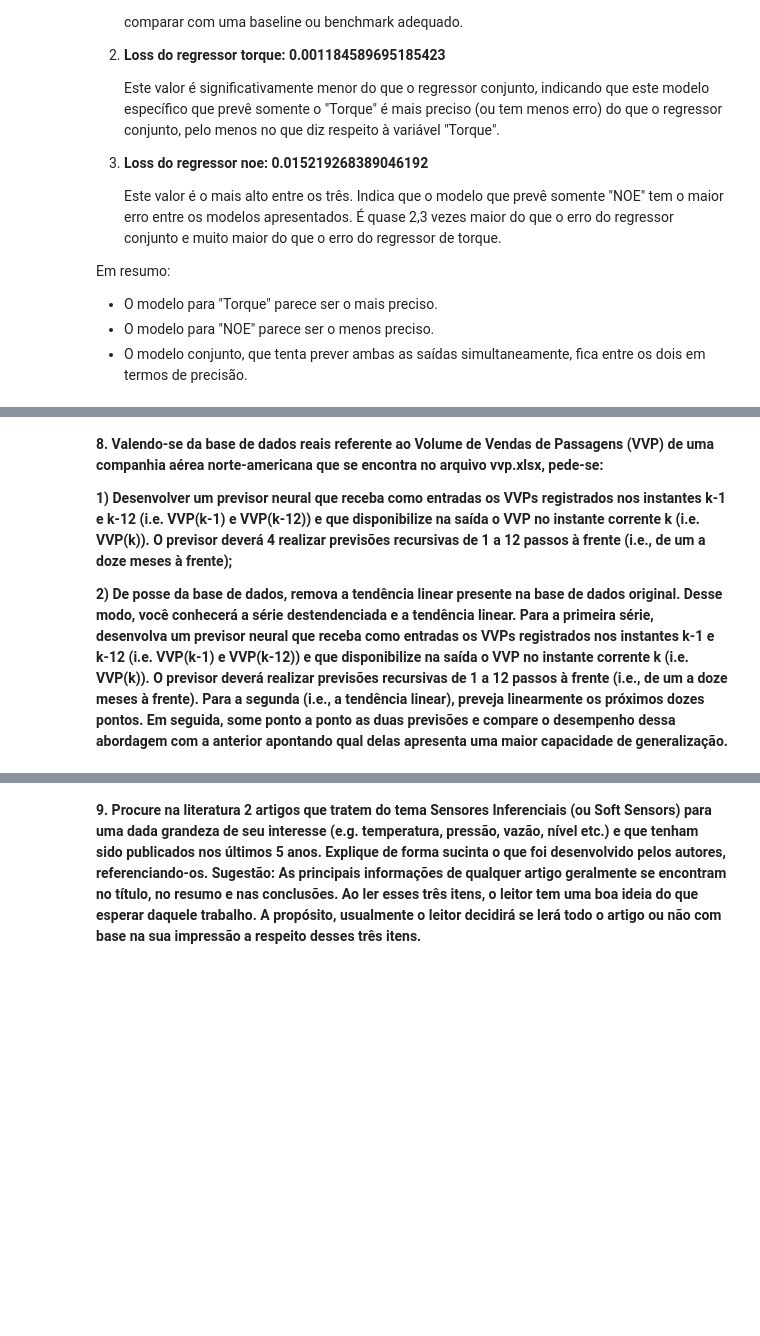
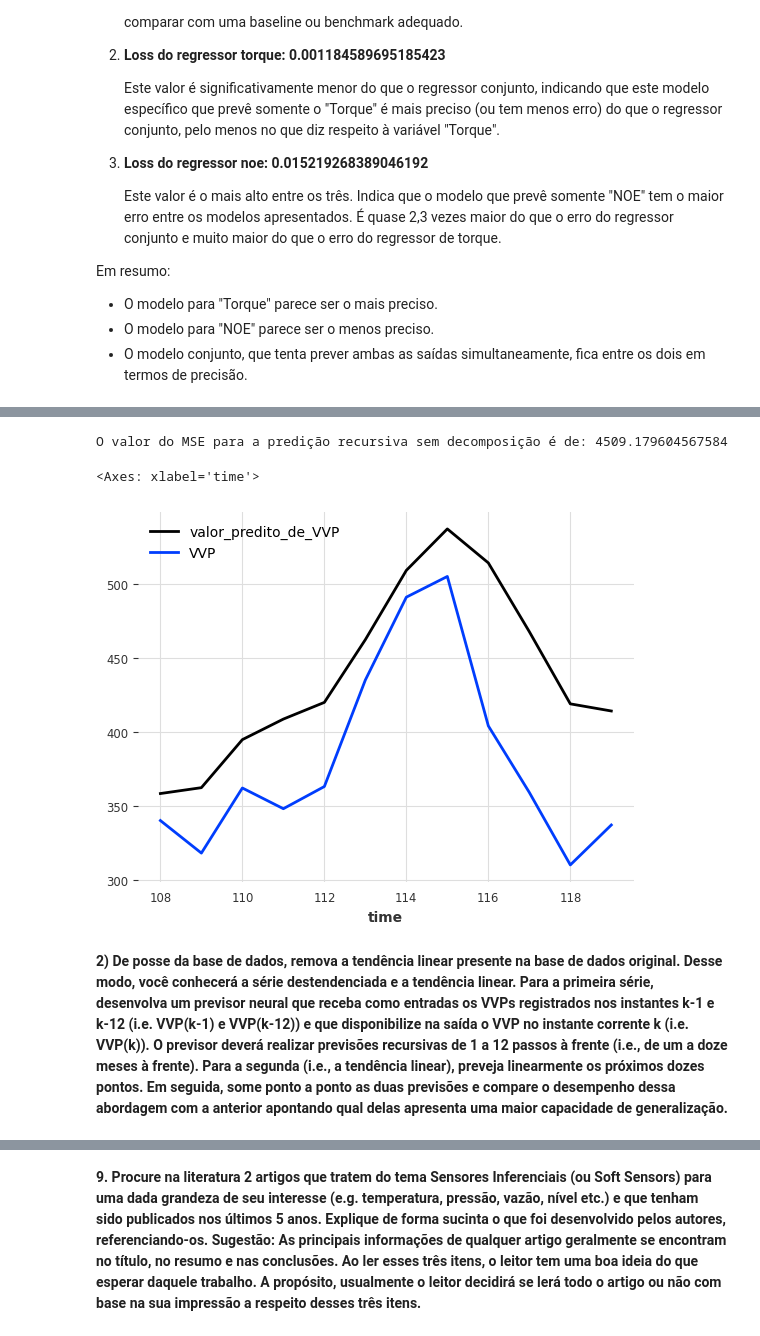
Before and after one commit to alexandrefortes/redes-neurais, a Jupyter notebook: Agnaldo/Trabalho Final - Redes Neurais e Aprendizado Profundo.ipynb, the cells around one changed output, grey strips where cells are left out. Saved outputs shown, nothing was run; the diff lists cells and outputs as text; code cells hidden in the pictures; blank space fills up the shorter version.

```diff
--- a/Agnaldo/Trabalho Final - Redes Neurais e Aprendizado Profundo.ipynb
+++ b/Agnaldo/Trabalho Final - Redes Neurais e Aprendizado Profundo.ipynb
@@ -632,6 +658,53 @@ Em resumo:
+# %%
+import pandas as pd
+import numpy as np
+import matplotlib.pyplot as plt
+from sklearn.linear_model import LinearRegression
+from sklearn.neural_network import MLPRegressor
+from sklearn.model_selection import train_test_split
+from sklearn.metrics import mean_squared_error
+from darts import TimeSeries
+from darts.models import RegressionModel
+
+df = pd.read_excel('vvp.xlsx')
+
+# Transpondo os dados da planilha, renomeando as colunas das variáveis de interesse, tratando tipo das colunas
+df = (
+    df[:1]
+    .drop(columns=['Unnamed: 0','Unnamed: 1','Meses'],axis=1)
+    .T
+    .reset_index()
+    .rename(columns={'index':'Meses', 0: 'VVP'})
+    .astype({'VVP':np.float64})
+    .assign(Meses = pd.date_range(start='1/1/1949', periods= 120, freq='M'))
+    )
+
+# Formatando as datas com apenas mês ano
+df['Meses'] = df.Meses.dt.to_period('M')
+
+# Create a TimeSeries, specifying the time and value columns
+series = TimeSeries.from_series(df.VVP)
+
+# Set aside the last 12 months as a validation series
+train, val = series[:-12], series[-12:]
+model = RegressionModel(
+    model = MLPRegressor(random_state=1, max_iter=500),
+    lags = [-1, -12]
+)
+
+model.fit(series = train)
+
+pred = model.predict(n = 12, series = train)
+
+mse = mean_squared_error(pred.values(), val.values())
+
+print(f'O valor do MSE para a predição recursiva sem decomposição é de: {mse}')
+
+pred.plot(label= 'valor_predito_de_VVP')
+val.plot(label= 'VVP')
+# %% [output]
+O valor do MSE para a predição recursiva sem decomposição é de: 4509.179604567584
+<Axes: xlabel='time'>
+[figure, added]
 # %% [markdown]
-**8. Valendo-se da base de dados reais referente ao Volume de Vendas de Passagens (VVP) de uma companhia aérea norte-americana que se encontra no arquivo vvp.xlsx, pede-se:**
-
-**1) Desenvolver um previsor neural que receba como entradas os VVPs registrados nos instantes k-1 e k-12 (i.e. VVP(k-1) e VVP(k-12)) e que disponibilize na saída o VVP no instante corrente k (i.e. VVP(k)). O previsor deverá 4 realizar previsões recursivas de 1 a 12 passos à frente (i.e., de um a doze meses à frente);**
-
 **2) De posse da base de dados, remova a tendência linear presente na base de dados original. Desse modo, você conhecerá a série destendenciada e a tendência linear. Para a primeira série, desenvolva um previsor neural que receba como entradas os VVPs registrados nos instantes k-1 e k-12 (i.e. VVP(k-1) e VVP(k-12)) e que disponibilize na saída o VVP no instante corrente k (i.e. VVP(k)). O previsor deverá realizar previsões recursivas de 1 a 12 passos à frente (i.e., de um a doze meses à frente). Para a segunda (i.e., a tendência linear), preveja linearmente os próximos dozes pontos. Em seguida, some ponto a ponto as duas previsões e compare o desempenho dessa abordagem com a anterior apontando qual delas apresenta uma maior capacidade de generalização.**
```
Also changed, not shown: parts of 4 cells of this notebook.
